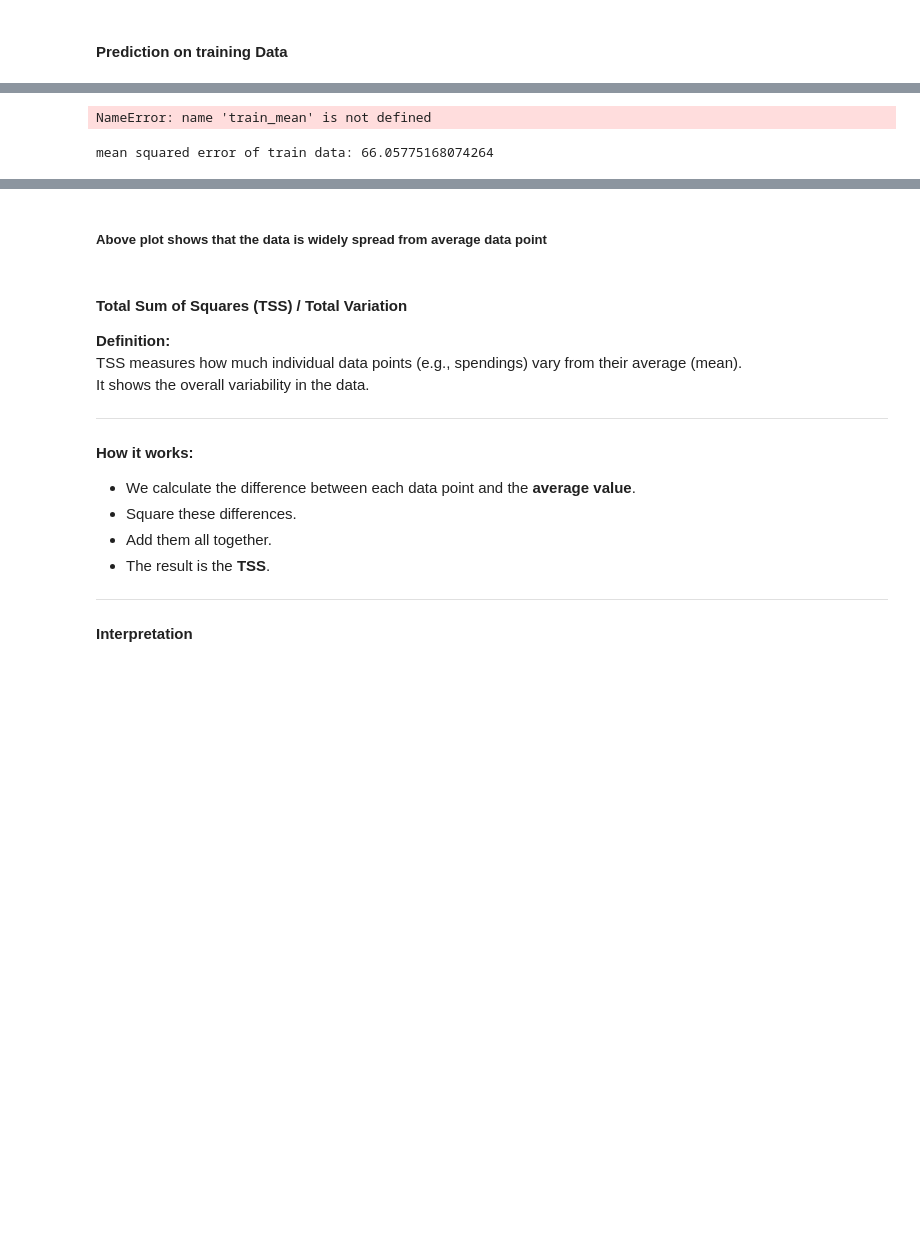
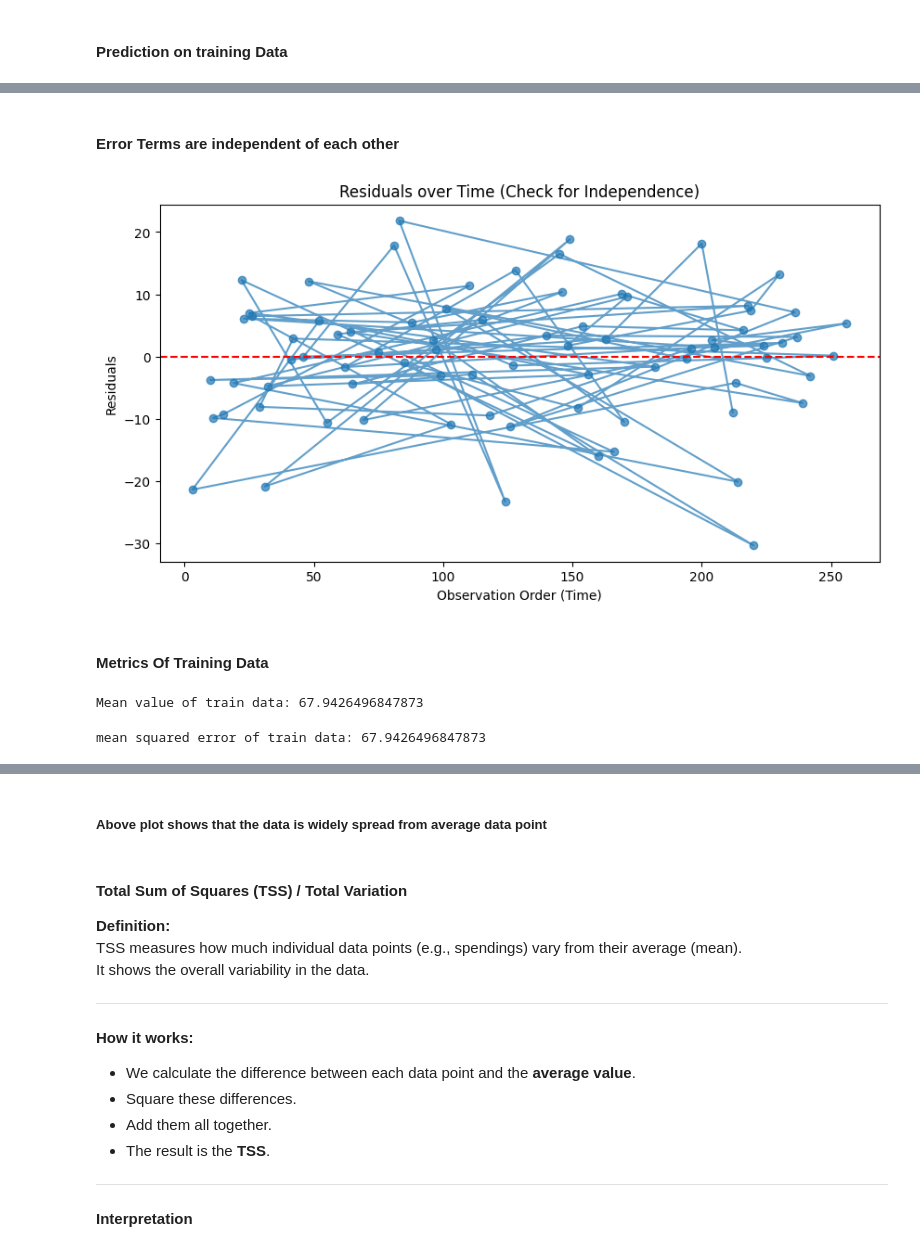
Before and after one commit to Jeeva0104/Machine-Learning, a Jupyter notebook: Linear_Regression/basic_linear_regression.ipynb, the cells around one changed output, grey strips where cells are left out. Cells and saved outputs as stored; diff of their text form; code cells hidden in the pictures; blank space fills up the shorter version.

```diff
--- a/Linear_Regression/basic_linear_regression.ipynb
+++ b/Linear_Regression/basic_linear_regression.ipynb
@@ -203,15 +220,29 @@ plt.show()
+# %% [markdown]
+#### Error Terms are independent of each other
+# %%
+plt.figure(figsize=(10, 5))
+plt.plot(residuals, marker='o', linestyle='-', alpha=0.7)
+plt.axhline(y=0, color="red", linestyle="--")
+plt.xlabel("Observation Order (Time)")
+plt.ylabel("Residuals")
+plt.title("Residuals over Time (Check for Independence)")
+plt.show()
+# %% [output]
+[figure, added]
+# %% [markdown]
+#### Metrics Of Training Data
 # %%
 # mean of y_train data
 train_1_mean=np.mean(y_train)
-print(f"Mean value of train data: {train_mean}")
+print(f"Mean value of train data: {train_1_mean}")
 # %% [output]
-NameError: name 'train_mean' is not defined
+Mean value of train data: 67.9426496847873
 # %%
 # mean squared error of train data
-train_1_mse = mean_squared_error(y_train, y_train_pred)
+train_1_mse = mean_squared_error(y_train, y_train_1_pred)
 print('mean squared error of train data:' ,train_1_mean)
 # %% [output]
-mean squared error of train data: 66.05775168074264
+mean squared error of train data: 67.9426496847873
 # %%
 # root mean squared error of train data
 train_1_rmse = np.sqrt(train_1_mse)
```
Also changed, not shown: parts of 65 cells of this notebook, 2 other files.
